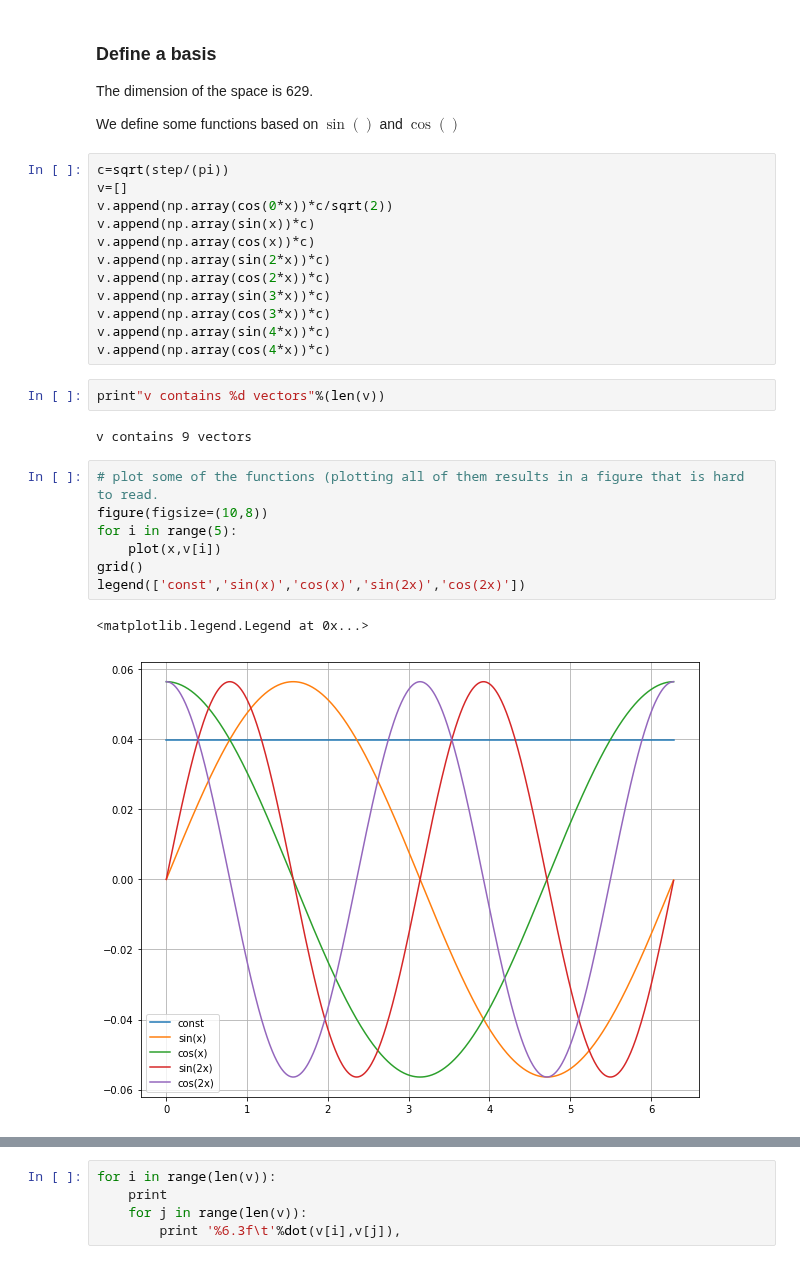
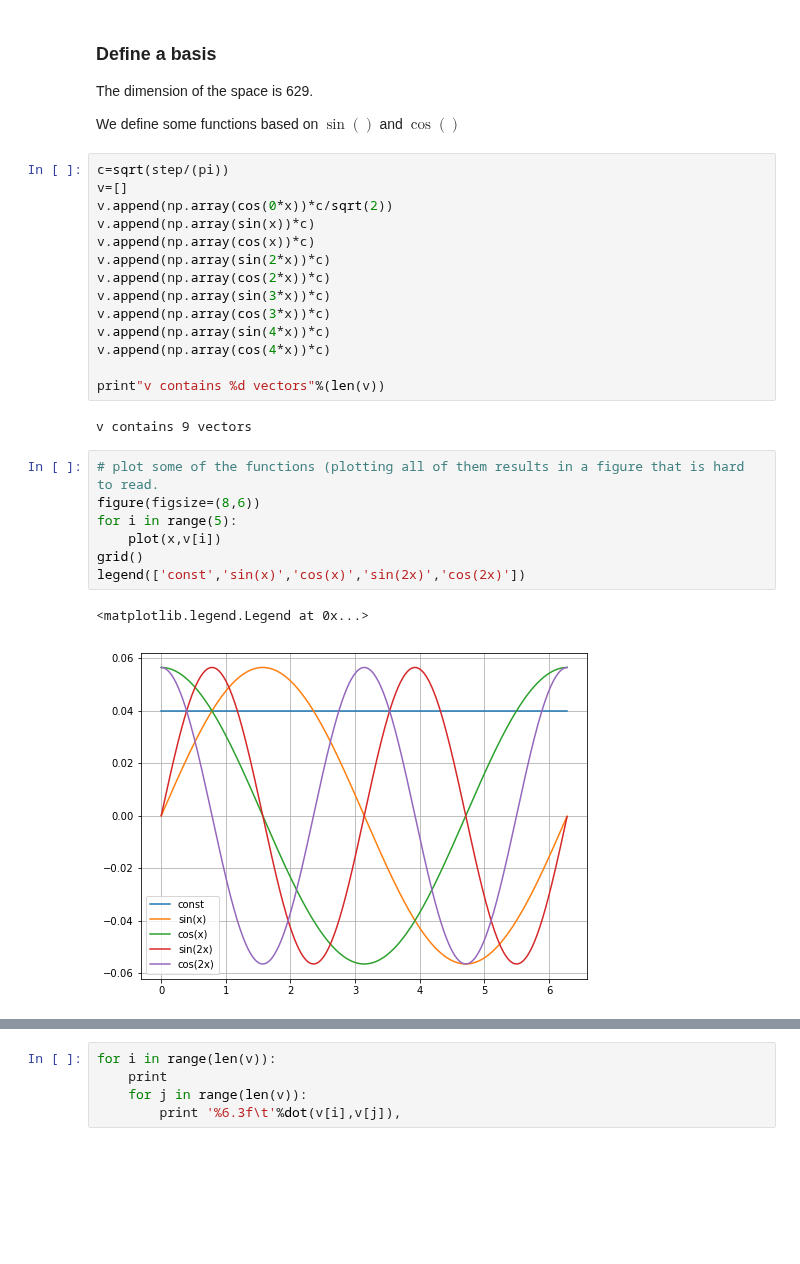
Before and after one commit to ucsd-edx/edX-Micro-Master-in-Data-Science, a Jupyter notebook: big-data-analytics-using-spark/notebooks/2.PCA/1. functions as vectors.ipynb, the cells around one changed output, grey strips where cells are left out. Drawn from its saved outputs; the diff is of its cells as text; blank space fills up the shorter version.

```diff
--- a/big-data-analytics-using-spark/notebooks/2.PCA/1. functions as vectors.ipynb
+++ b/big-data-analytics-using-spark/notebooks/2.PCA/1. functions as vectors.ipynb
@@ -63,18 +40,18 @@ v.append(np.array(sin(3*x))*c)
 v.append(np.array(cos(3*x))*c)
 v.append(np.array(sin(4*x))*c)
 v.append(np.array(cos(4*x))*c)
+
+print"v contains %d vectors"%(len(v))
+# %% [output]
+v contains 9 vectors
-# %%
-print"v contains %d vectors"%(len(v))
-# %% [output]
-v contains 9 vectors
 # %%
 # plot some of the functions (plotting all of them results in a figure that is hard to read.
-figure(figsize=(10,8))
+figure(figsize=(8,6))
 for i in range(5):
     plot(x,v[i])
 grid()
 legend(['const','sin(x)','cos(x)','sin(2x)','cos(2x)'])
 # %% [output]
 <matplotlib.legend.Legend at 0x...>
-[figure, old version]
+[figure, new version]
 # %% [markdown]
```
Also changed, not shown: parts of 14 cells of this notebook.
